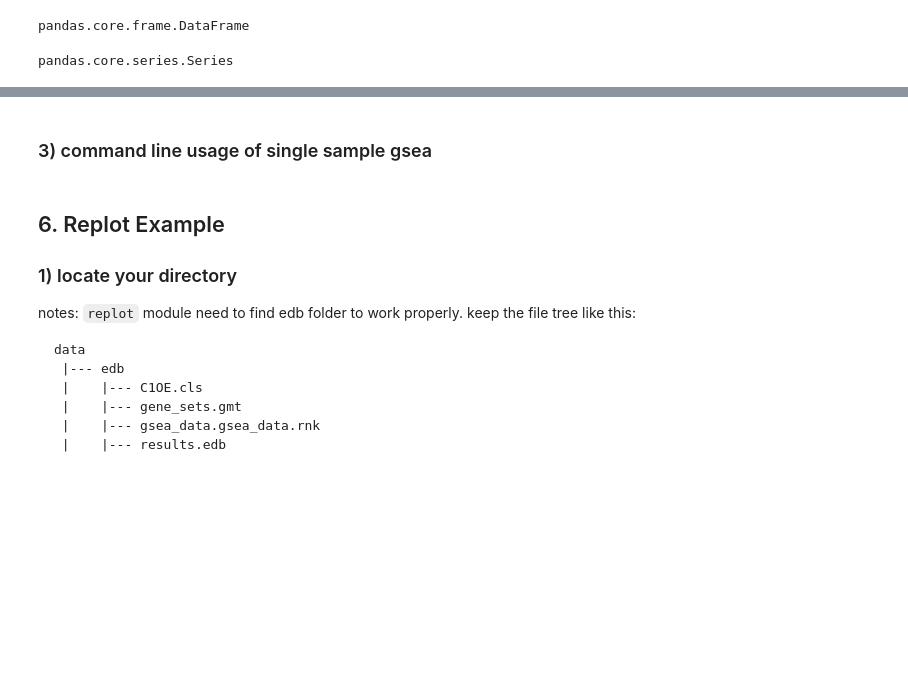
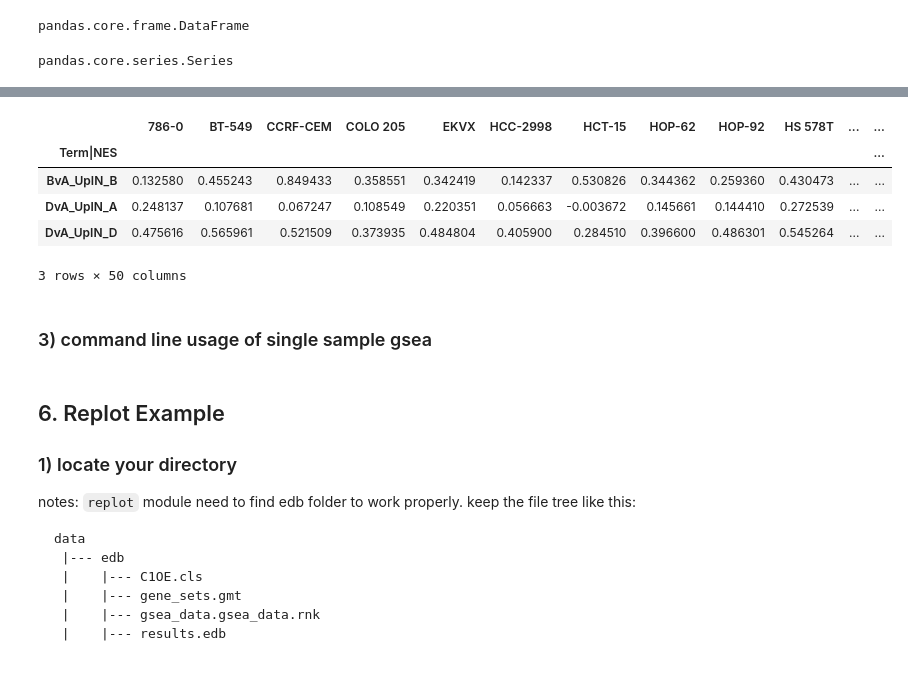
Before and after one commit to zqfang/GSEApy, a Jupyter notebook: docs/gseapy_example.ipynb, the cells around one changed output, grey strips where cells are left out. Saved outputs shown, nothing was run; the diff lists cells and outputs as text; code cells hidden in the pictures; blank space fills up the shorter version.

```diff
--- a/docs/gseapy_example.ipynb
+++ b/docs/gseapy_example.ipynb
@@ -344,3 +344,14 @@ ss2.head()
+# %%
+# NES
+nes = ssgs[-1].res2d
+nes.head()
+# %% [output]
+|  | 786-0 | BT-549 | CCRF-CEM | COLO 205 | EKVX | HCC-2998 | HCT-15 | HOP-62 | HOP-92 | HS 578T | ... | ... |
+| Term|NES |  |  |  |  |  |  |  |  |  |  |  | ... |
+| BvA_UpIN_B | 0.132580 | 0.455243 | 0.849433 | 0.358551 | 0.342419 | 0.142337 | 0.530826 | 0.344362 | 0.259360 | 0.430473 | ... | ... |
+| DvA_UpIN_A | 0.248137 | 0.107681 | 0.067247 | 0.108549 | 0.220351 | 0.056663 | -0.003672 | 0.145661 | 0.144410 | 0.272539 | ... | ... |
+| DvA_UpIN_D | 0.475616 | 0.565961 | 0.521509 | 0.373935 | 0.484804 | 0.405900 | 0.284510 | 0.396600 | 0.486301 | 0.545264 | ... | ... |
+3 rows × 50 columns
 # %% [markdown]
 ### 3) command line usage of single sample gsea
 # %%
```
Also changed, not shown: parts of 20 cells of this notebook, 3 other files.
